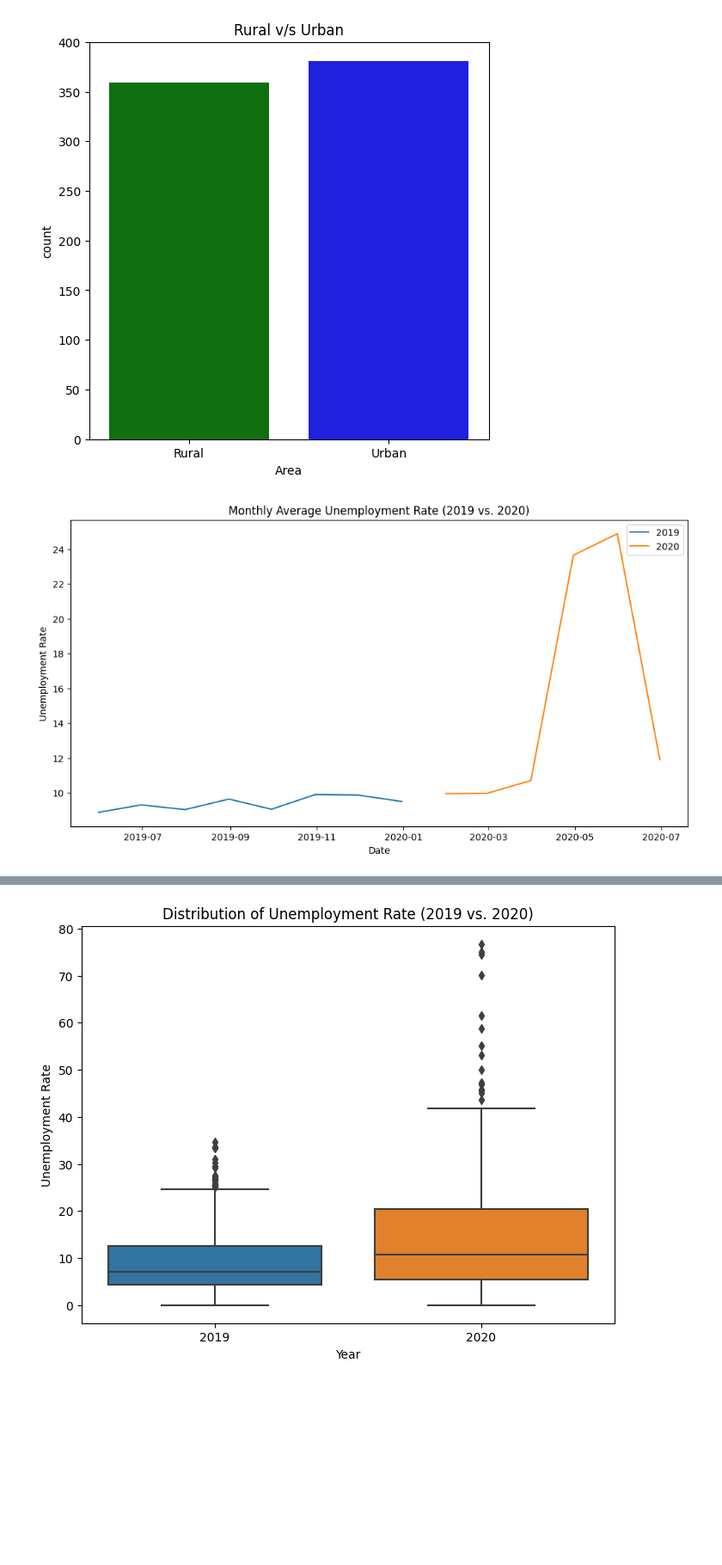
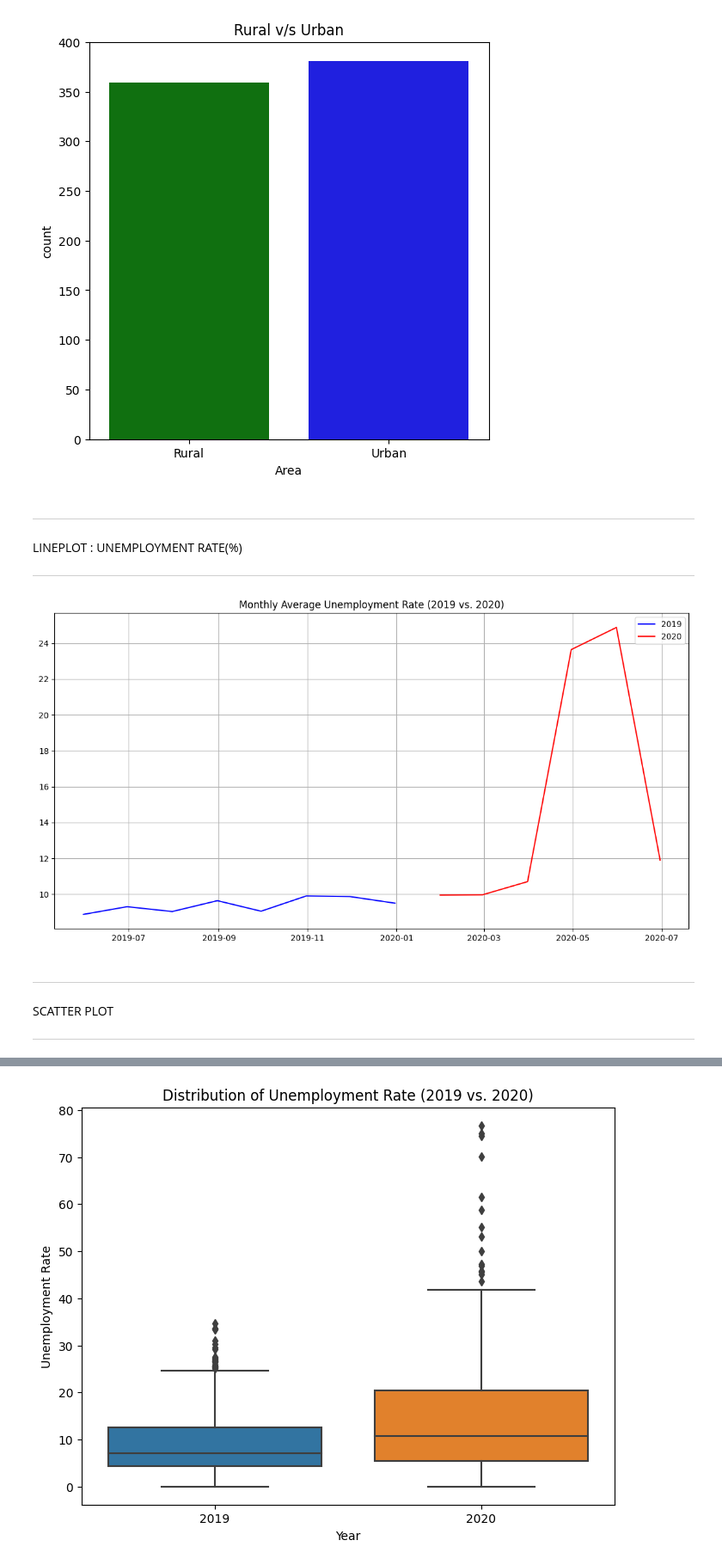
Before and after one commit to Sakshi3071/OIBSIP_TASK-2_-UNEMPLOYMENT_DATA_ANALYSIS_WITH_PYTHON-, a Jupyter notebook: OIBSIP_DATA_SCIENCE_TASK_2(UNEMPLOYMENT_ANALYSIS_WITH_PYTHON).ipynb, the cells around one changed output, grey strips where cells are left out. Shown at 86% size. Cells and saved outputs as stored; diff of their text form; code cells hidden in the pictures; blank space fills up the shorter version.

```diff
--- a/OIBSIP_DATA_SCIENCE_TASK_2(UNEMPLOYMENT_ANALYSIS_WITH_PYTHON).ipynb
+++ b/OIBSIP_DATA_SCIENCE_TASK_2(UNEMPLOYMENT_ANALYSIS_WITH_PYTHON).ipynb
@@ -198,20 +207,44 @@ plt.title('Rural v/s Urban')
 plt.show()
 # %% [output]
 [figure]
+# %% [markdown]
+
+
+---
+
+LINEPLOT : UNEMPLOYMENT RATE(%)
+
+---
 # %%
 # Calculate the monthly average unemployment rate for each year
 monthly_avg_2019 = data2019.groupby('Date')['Estimated_Unemployment_Rate(%)'].mean()
 monthly_avg_2020 = data2020.groupby('Date')['Estimated_Unemployment_Rate(%)'].mean()
 
-# Plot the unemployment rate for each year
-plt.figure(figsize=(12, 6))
-plt.plot(monthly_avg_2019, label='2019')
-plt.plot(monthly_avg_2020, label='2020')
-plt.xlabel('Date')
-plt.ylabel('Unemployment Rate')
+# Create a figure
+fig = plt.figure(figsize=(14, 7))
+
+# Add a grid
+plt.grid(True)
+
+# Add the two lines
+plt.plot(monthly_avg_2019, label='2019', color='blue')
+plt.plot(monthly_avg_2020, label='2020', color='red')
+
+# Add a title
 plt.title('Monthly Average Unemployment Rate (2019 vs. 2020)')
+
+# Add a legend
 plt.legend()
 
-plt.show()
+# Show the plot
+plt.show();
 # %% [output]
-[figure, old version]
+[figure, new version]
+# %% [markdown]
+
+
+---
+
+SCATTER PLOT
+
+---
```
Also changed, not shown: parts of 24 cells of this notebook.
